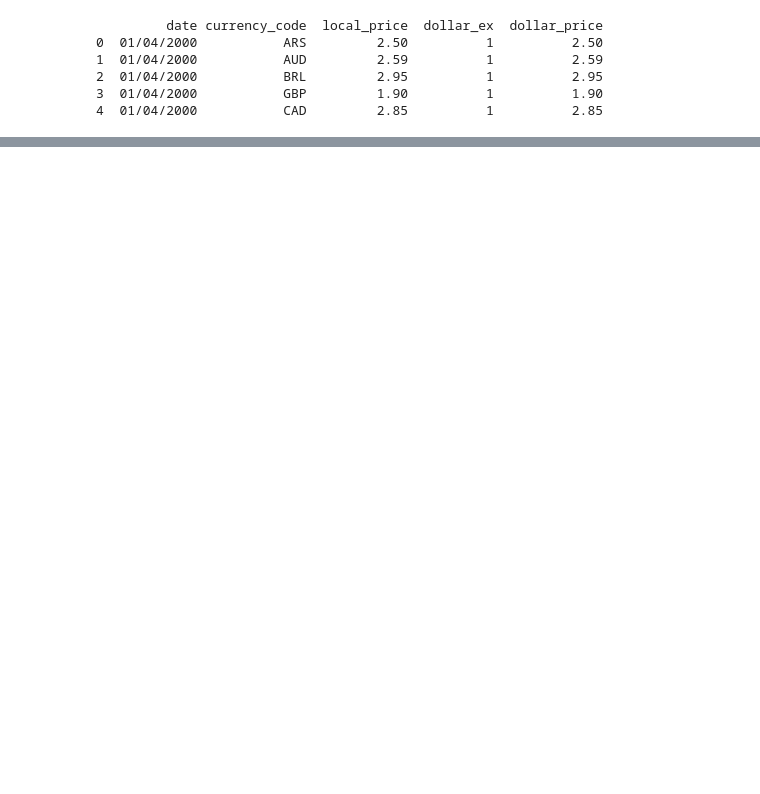
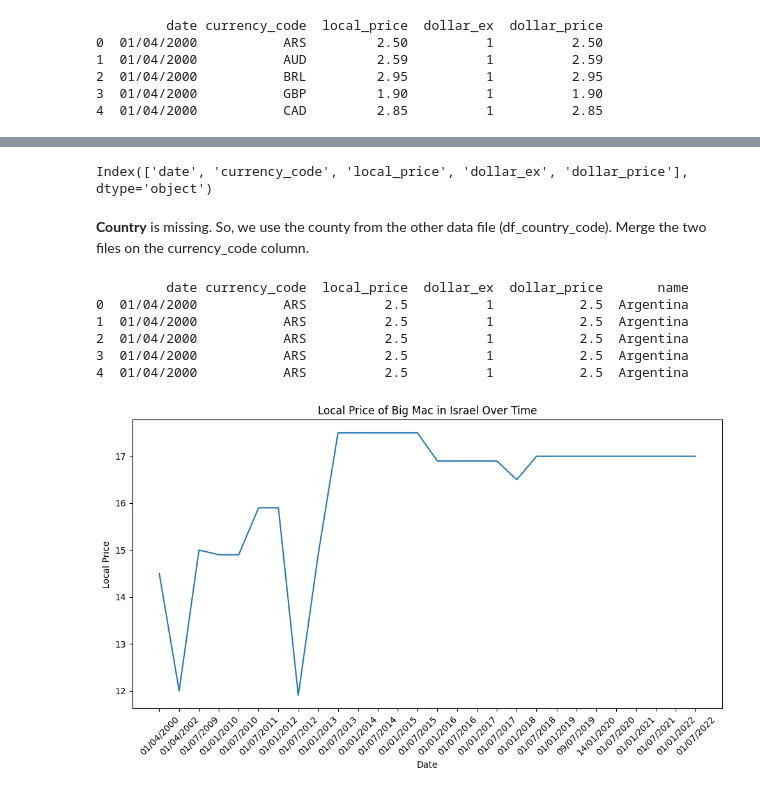
Before and after one commit to adnanagbaria/DataAnalytics, a Jupyter notebook: promptEng_DA.ipynb, the cells around one changed output, grey strips where cells are left out. Saved outputs shown, nothing was run; the diff lists cells and outputs as text; code cells hidden in the pictures; blank space fills up the shorter version.

```diff
--- a/promptEng_DA.ipynb
+++ b/promptEng_DA.ipynb
@@ -36,0 +42,8 @@ print(df.head())
+# %%
+# prompt: read the csv file from the web at "https://github.com/adnanagbaria/DataAnalytics/blob/main/country_code.csv"
+
+import pandas as pd
+
+country_code_web = "https://raw.githubusercontent.com/adnanagbaria/DataAnalytics/main/country_code.csv"
+df_country_code = pd.read_csv(country_code_web)
+print(df_country_code.head())
@@ -36,0 +73,38 @@ print(df.head())
+# %%
+# prompt: show the columns of df
+
+df.columns
+# %% [output]
+Index(['date', 'currency_code', 'local_price', 'dollar_ex', 'dollar_price'], dtype='object')
+# %% [markdown]
+**Country** is missing. So, we use the county from the other data file (df_country_code). Merge the two files on the currency_code column.
+# %%
+# prompt: merge df and df_country_code on 'currency_code'
+
+import pandas as pd
+df_merged = pd.merge(df, df_country_code, on='currency_code')
+print(df_merged.head())
+# %% [output]
+         date currency_code  local_price  dollar_ex  dollar_price       name
+0  01/04/2000           ARS          2.5          1           2.5  Argentina
+1  01/04/2000           ARS          2.5          1           2.5  Argentina
+2  01/04/2000           ARS          2.5          1           2.5  Argentina
+3  01/04/2000           ARS          2.5          1           2.5  Argentina
+4  01/04/2000           ARS          2.5          1           2.5  Argentina
+# %%
+# prompt: show a graph 'local_price' by date for name=Israel
+
+import matplotlib.pyplot as plt
+
+df_israel = df_merged[df_merged['name'] == 'Israel']
+
+plt.figure(figsize=(10, 6))
+plt.plot(df_israel['date'], df_israel['local_price'])
+plt.xlabel('Date')
+plt.ylabel('Local Price')
+plt.title('Local Price of Big Mac in Israel Over Time')
+plt.xticks(rotation=45)
+plt.tight_layout()
+plt.show()
+# %% [output]
+[figure, added]
```
Also changed, not shown: parts of 7 cells of this notebook.
